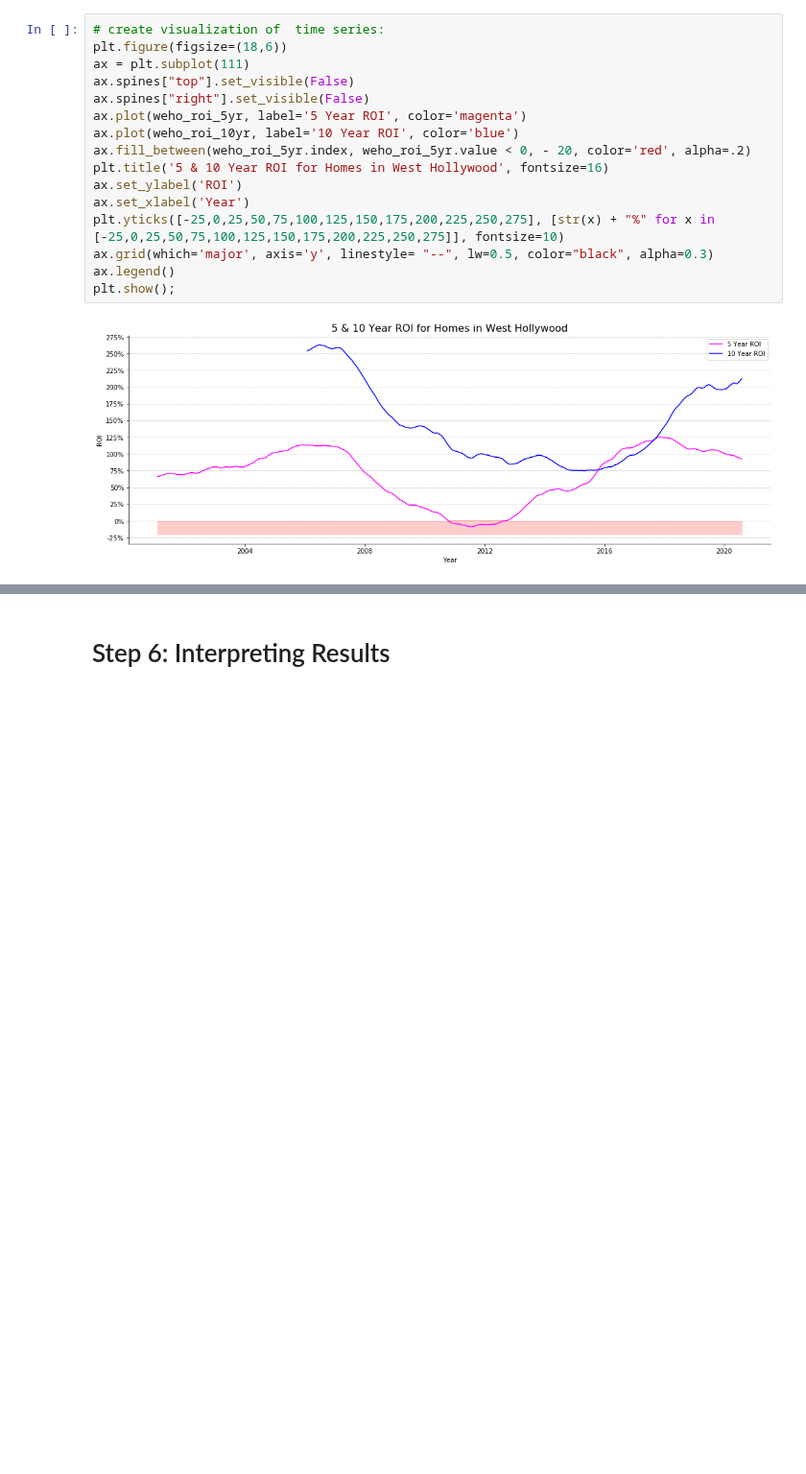
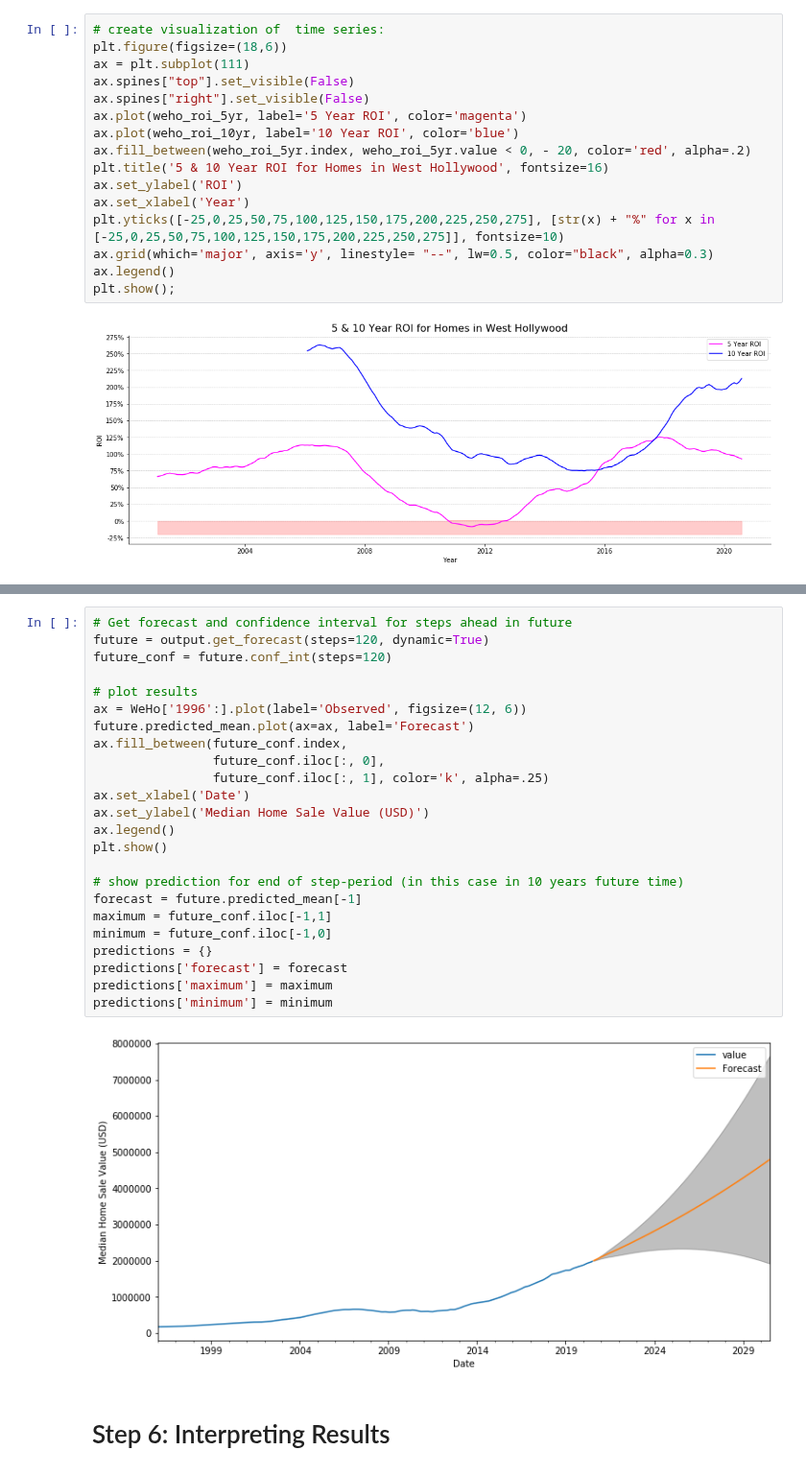
Before and after one commit to JessicaFB/Apple-vs-Android-Twitter-NLP, a Jupyter notebook: starter_notebook.ipynb, the cells around one changed output, grey strips where cells are left out. Shown at 96% size. Saved outputs shown, nothing was run; the diff lists cells and outputs as text; blank space fills up the shorter version.

Commit message:
Added 10 year projections.

```diff
--- a/starter_notebook.ipynb
+++ b/starter_notebook.ipynb
@@ -477,5 +477,31 @@ predictions['maximum'] = maximum
 predictions['minimum'] = minimum
 # %% [output]
 [figure]
+# %%
+# Get forecast and confidence interval for steps ahead in future
+future = output.get_forecast(steps=120, dynamic=True)
+future_conf = future.conf_int(steps=120)
+
+# plot results
+ax = WeHo['1996':].plot(label='Observed', figsize=(12, 6))
+future.predicted_mean.plot(ax=ax, label='Forecast')
+ax.fill_between(future_conf.index,
+                future_conf.iloc[:, 0],
+                future_conf.iloc[:, 1], color='k', alpha=.25)
+ax.set_xlabel('Date')
+ax.set_ylabel('Median Home Sale Value (USD)')
+ax.legend()
+plt.show()
+
+# show prediction for end of step-period (in this case in 10 years future time)
+forecast = future.predicted_mean[-1]
+maximum = future_conf.iloc[-1,1]
+minimum = future_conf.iloc[-1,0]
+predictions = {}
+predictions['forecast'] = forecast
+predictions['maximum'] = maximum
+predictions['minimum'] = minimum
+# %% [output]
+[figure, added]
 # %% [markdown]
 # Step 6: Interpreting Results
```
Also changed, not shown: parts of 1 cell of this notebook.
